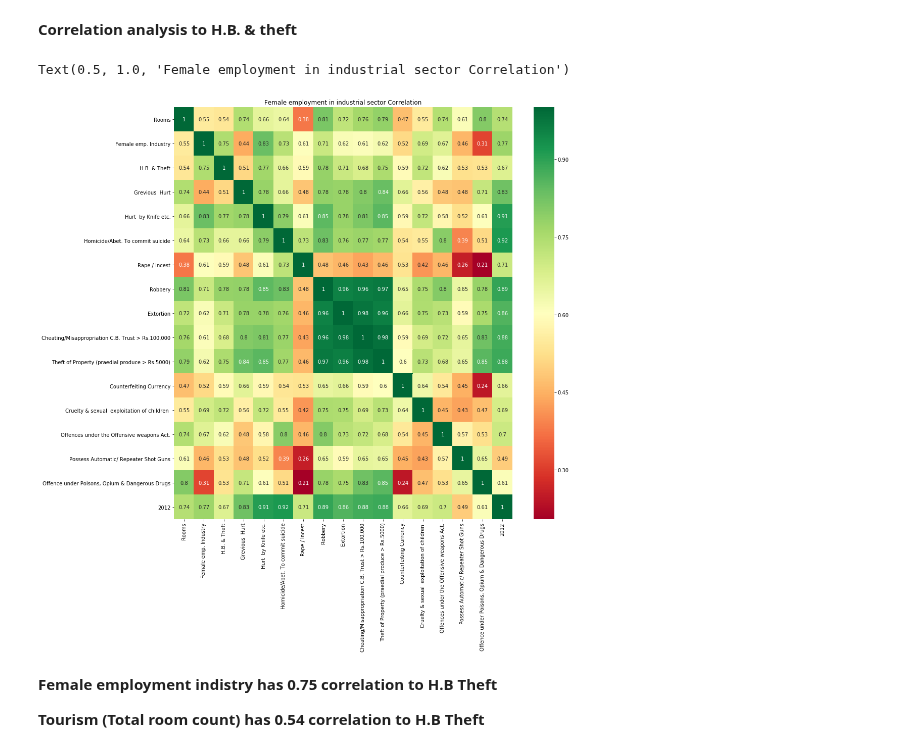
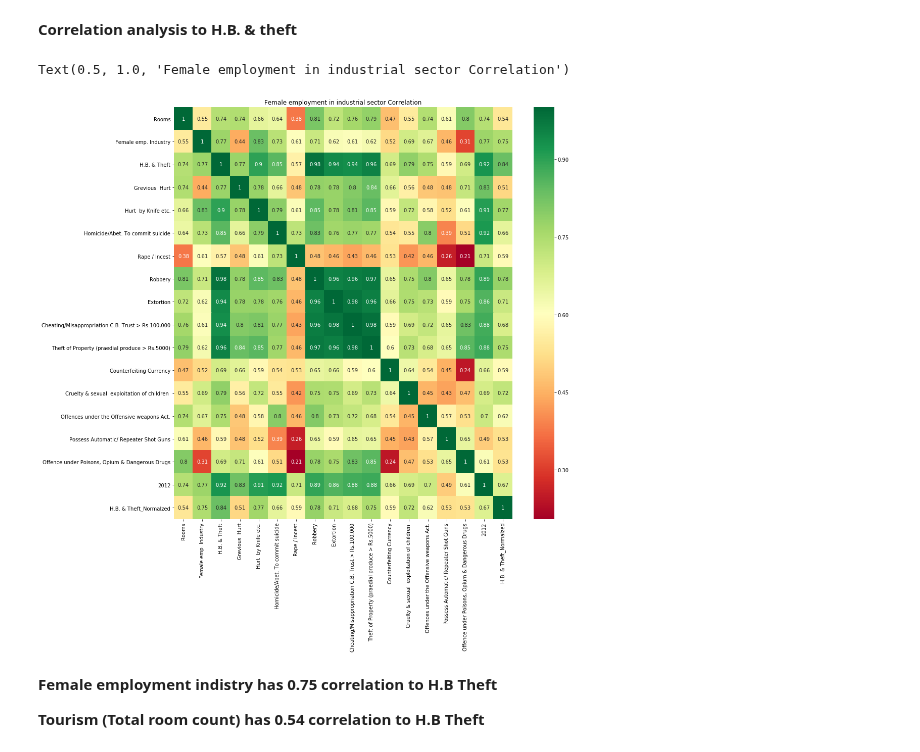
Before and after one commit to PraAnj/gov.lk.data.analysis, a Jupyter notebook: src/predict_crimes_theft_given_a_district.ipynb, the cells around one changed output. Cells and saved outputs as stored; diff of their text form; code cells hidden in the pictures.

```diff
--- a/src/predict_crimes_theft_given_a_district.ipynb
+++ b/src/predict_crimes_theft_given_a_district.ipynb
@@ -34,20 +38,20 @@ Data set size :  (26, 23)
 # %% [markdown]
 **Normalizing theft crime data with population**
 # %%
-integrated_data['H.B. & Theft'] = integrated_data['H.B. & Theft']/integrated_data['2012']
+integrated_data['H.B. & Theft_Normalzed'] = integrated_data['H.B. & Theft']/integrated_data['2012']
 # %% [markdown]
 **Correlation analysis to H.B. & theft**
 # %%
 allCorrelations = integrated_data.corr(method='pearson')
 
 ## Extract high correlations to Drugs
-topCorrFeatures = allCorrelations.index[abs(allCorrelations['H.B. & Theft']) >= 0.5]
+topCorrFeatures = allCorrelations.index[abs(allCorrelations['H.B. & Theft_Normalzed']) >= 0.5]
 plt.figure(figsize=(15,15))
 ax = sns.heatmap(integrated_data[topCorrFeatures].corr(), annot=True, cmap="RdYlGn")
 ax.set_title('Female employment in industrial sector Correlation')
 # %% [output]
 Text(0.5, 1.0, 'Female employment in industrial sector Correlation')
-[figure, old version]
+[figure, new version]
 # %% [markdown]
 **Female employment indistry has 0.75 correlation to H.B Theft**
 
```
Also changed, not shown: parts of 10 cells of this notebook.
